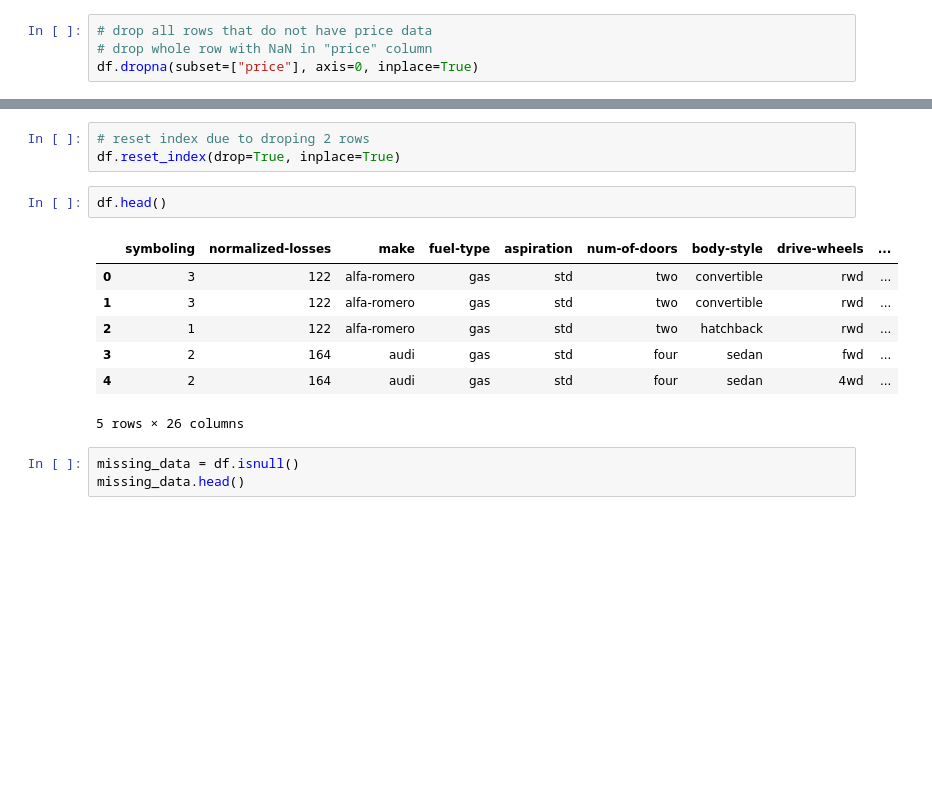
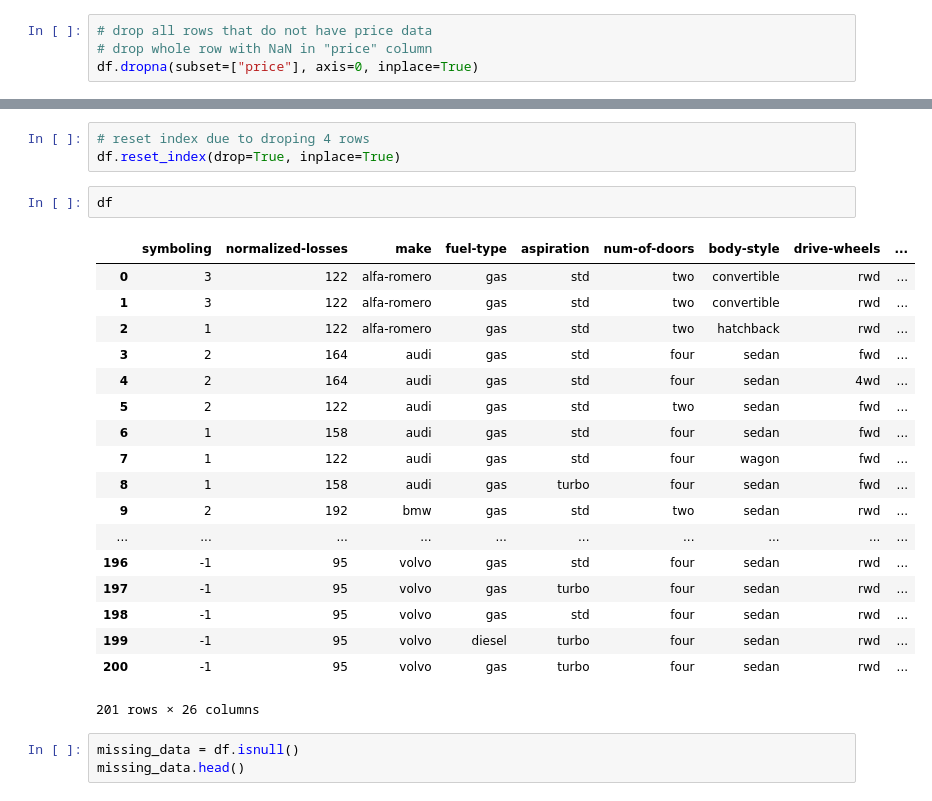
Before and after one commit to aymanibrahim/dapy, a Jupyter notebook: notebooks/02_Data_Wrangling.ipynb, the cells around one changed output, grey strips where cells are left out. Drawn from its saved outputs; the diff is of its cells as text; blank space fills up the shorter version.

```diff
--- a/notebooks/02_Data_Wrangling.ipynb
+++ b/notebooks/02_Data_Wrangling.ipynb
@@ -200,16 +282,27 @@ df.dropna(subset=["price"], axis=0, inplace=True)
 # %%
-# reset index due to droping 2 rows
+# reset index due to droping 4 rows
 df.reset_index(drop=True, inplace=True)
 # %%
-df.head()
+df
 # %% [output]
 |  | symboling | normalized-losses | make | fuel-type | aspiration | num-of-doors | body-style | drive-wheels | ... |
 | 0 | 3 | 122 | alfa-romero | gas | std | two | convertible | rwd | ... |
 | 1 | 3 | 122 | alfa-romero | gas | std | two | convertible | rwd | ... |
 | 2 | 1 | 122 | alfa-romero | gas | std | two | hatchback | rwd | ... |
 | 3 | 2 | 164 | audi | gas | std | four | sedan | fwd | ... |
 | 4 | 2 | 164 | audi | gas | std | four | sedan | 4wd | ... |
+| 5 | 2 | 122 | audi | gas | std | two | sedan | fwd | ... |
+| 6 | 1 | 158 | audi | gas | std | four | sedan | fwd | ... |
+| 7 | 1 | 122 | audi | gas | std | four | wagon | fwd | ... |
+| 8 | 1 | 158 | audi | gas | turbo | four | sedan | fwd | ... |
+| 9 | 2 | 192 | bmw | gas | std | two | sedan | rwd | ... |
+| ... | ... | ... | ... | ... | ... | ... | ... | ... | ... |
+| 196 | -1 | 95 | volvo | gas | std | four | sedan | rwd | ... |
+| 197 | -1 | 95 | volvo | gas | turbo | four | sedan | rwd | ... |
+| 198 | -1 | 95 | volvo | gas | std | four | sedan | rwd | ... |
+| 199 | -1 | 95 | volvo | diesel | turbo | four | sedan | rwd | ... |
+| 200 | -1 | 95 | volvo | gas | turbo | four | sedan | rwd | ... |
-5 rows × 26 columns
+201 rows × 26 columns
 # %%
 missing_data = df.isnull()
 missing_data.head()
```
Also changed, not shown: parts of 49 cells of this notebook, 1 other file.
